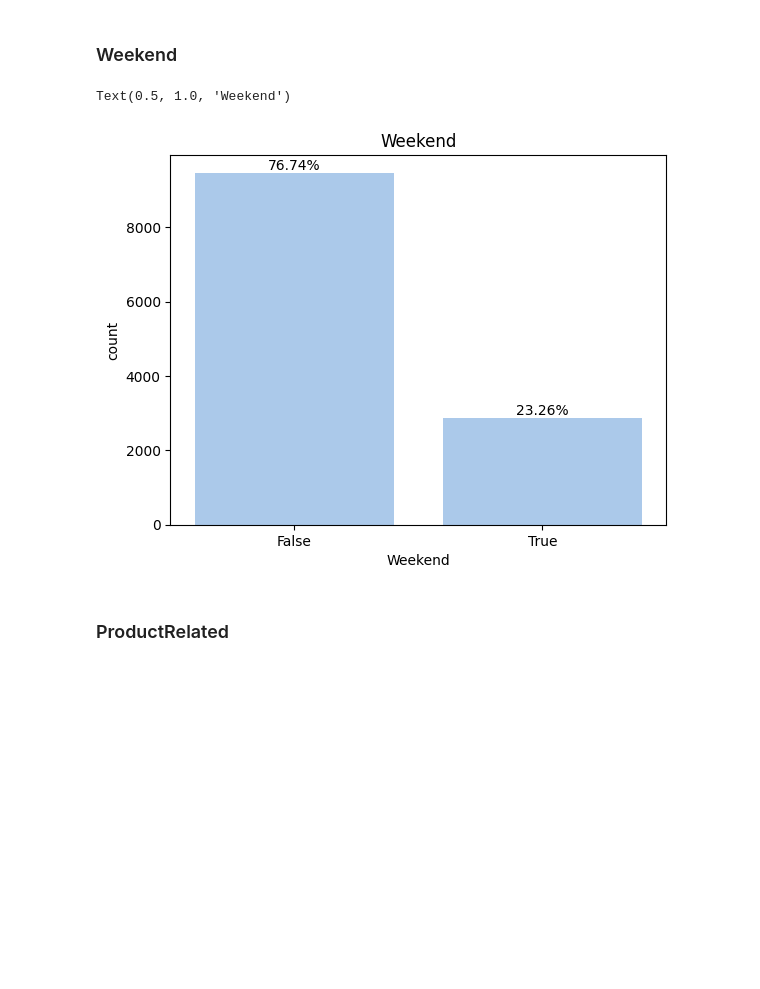
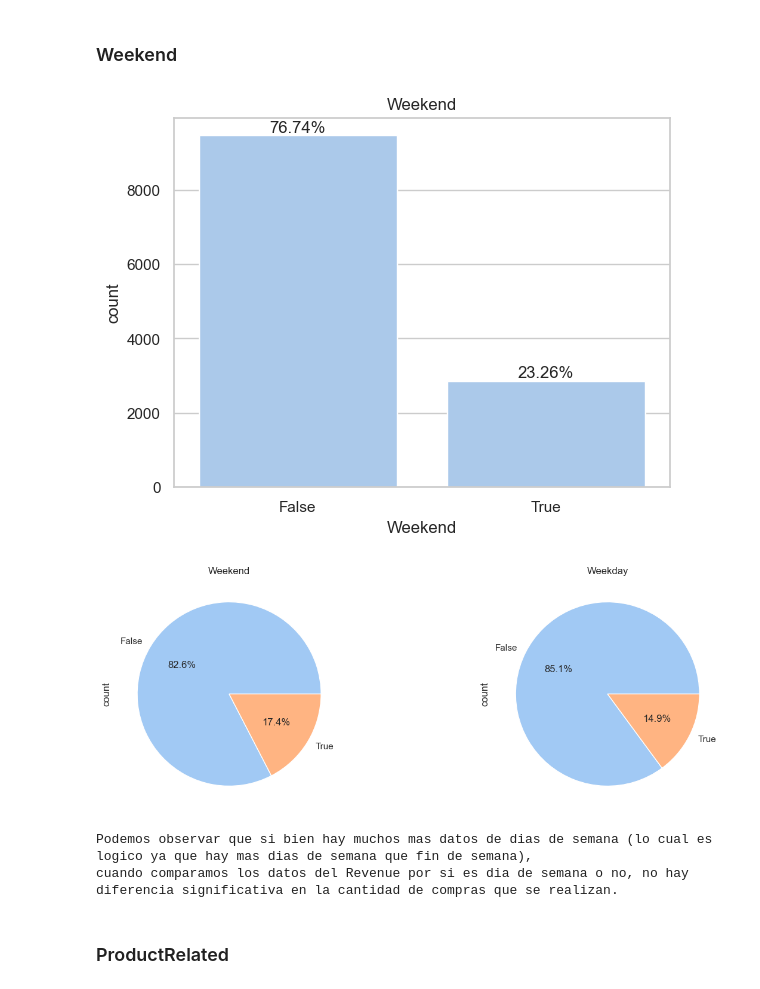
Before and after one commit to diegodvallejos/SanTec-Challenge, a Jupyter notebook: Santander Tecnología - Exámen Data science.ipynb, the cells around one changed output. Drawn from its saved outputs; the diff is of its cells as text; code cells hidden in the pictures; blank space fills up the shorter version.

```diff
--- a/Santander Tecnología - Exámen Data science.ipynb
+++ b/Santander Tecnología - Exámen Data science.ipynb
@@ -291,16 +314,32 @@ Text(0.5, 1.0, 'Revenue')
 # %% [markdown]
 ### Weekend
-# %%
-sns.set_palette("pastel")
-
-ax = sns.countplot(data=df, x='Weekend')
-for p in ax.patches:
-    height = p.get_height()
-    ax.annotate(f'{height/len(df)*100:.2f}%', (p.get_x() + p.get_width() / 2., height), ha='center', va='bottom')
-plt.title('Weekend')
-# %% [output]
-Text(0.5, 1.0, 'Weekend')
-[figure, removed]
+# %%
+sns.set_palette("pastel")
+
+ax = sns.countplot(data=df, x='Weekend')
+for p in ax.patches:
+    height = p.get_height()
+    ax.annotate(f'{height/len(df)*100:.2f}%', (p.get_x() + p.get_width() / 2., height), ha='center', va='bottom')
+plt.title('Weekend')
+
+fig, (ax1, ax2) = plt.subplots(1, 2, figsize=(15, 5))
+
+df[df['Weekend'] == True]['Revenue'].value_counts().plot.pie(autopct='%1.1f%%', ax=ax1)
+df[df['Weekend'] == False]['Revenue'].value_counts().plot.pie(autopct='%1.1f%%', ax=ax2)
+
+ax1.set_title('Weekend')
+ax2.set_title('Weekday')
+
+plt.show()
+
+print("""
+Podemos observar que si bien hay muchos mas datos de dias de semana (lo cual es logico ya que hay mas dias de semana que fin de semana),
+cuando comparamos los datos del Revenue por si es dia de semana o no, no hay diferencia significativa en la cantidad de compras que se realizan.""")
+# %% [output]
+[figure, added]
+[figure, added]
+Podemos observar que si bien hay muchos mas datos de dias de semana (lo cual es logico ya que hay mas dias de semana que fin de semana),
+cuando comparamos los datos del Revenue por si es dia de semana o no, no hay diferencia significativa en la cantidad de compras que se realizan.
 # %% [markdown]
 ### ProductRelated
 # %%
```
Also changed, not shown: parts of 22 cells of this notebook, 1 other file.
